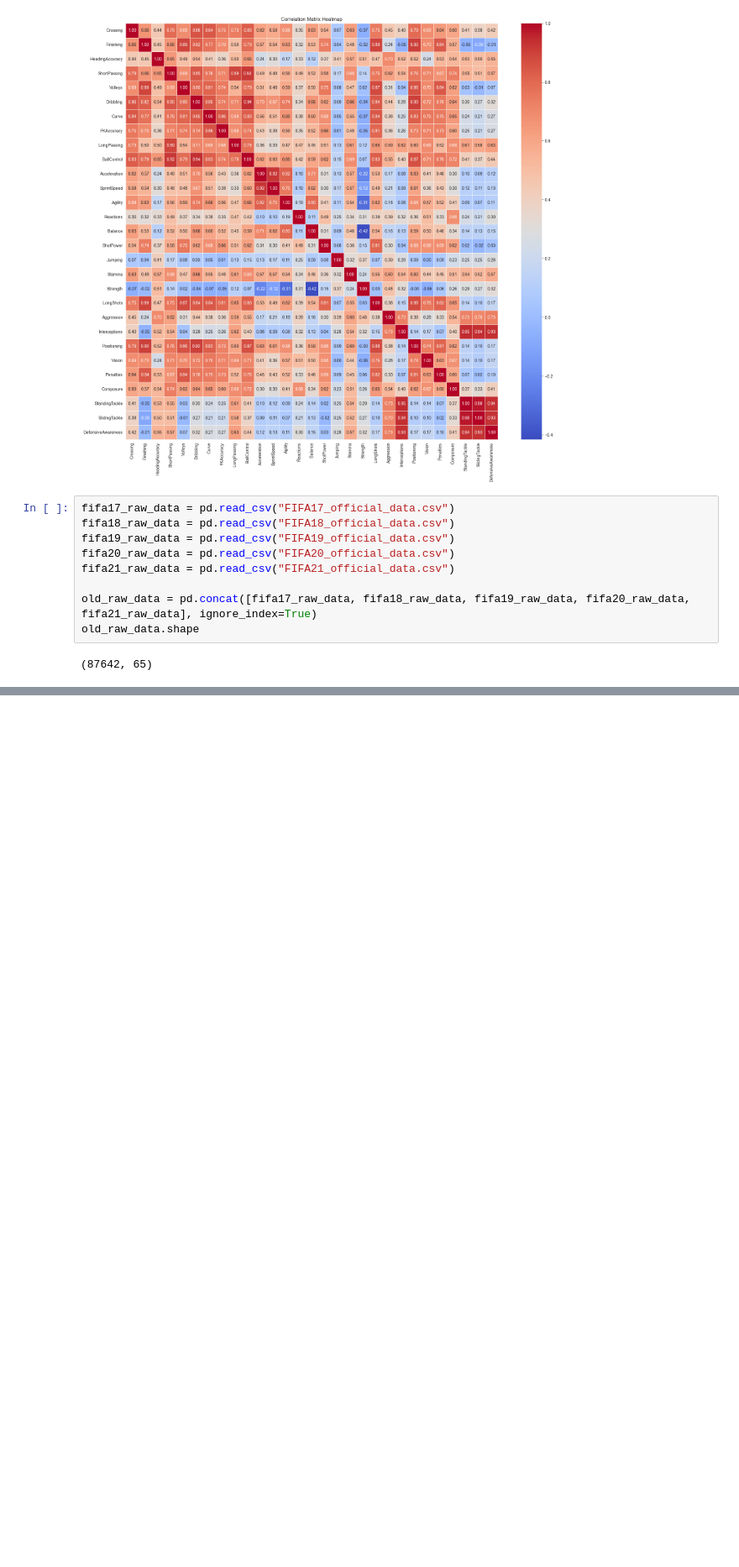
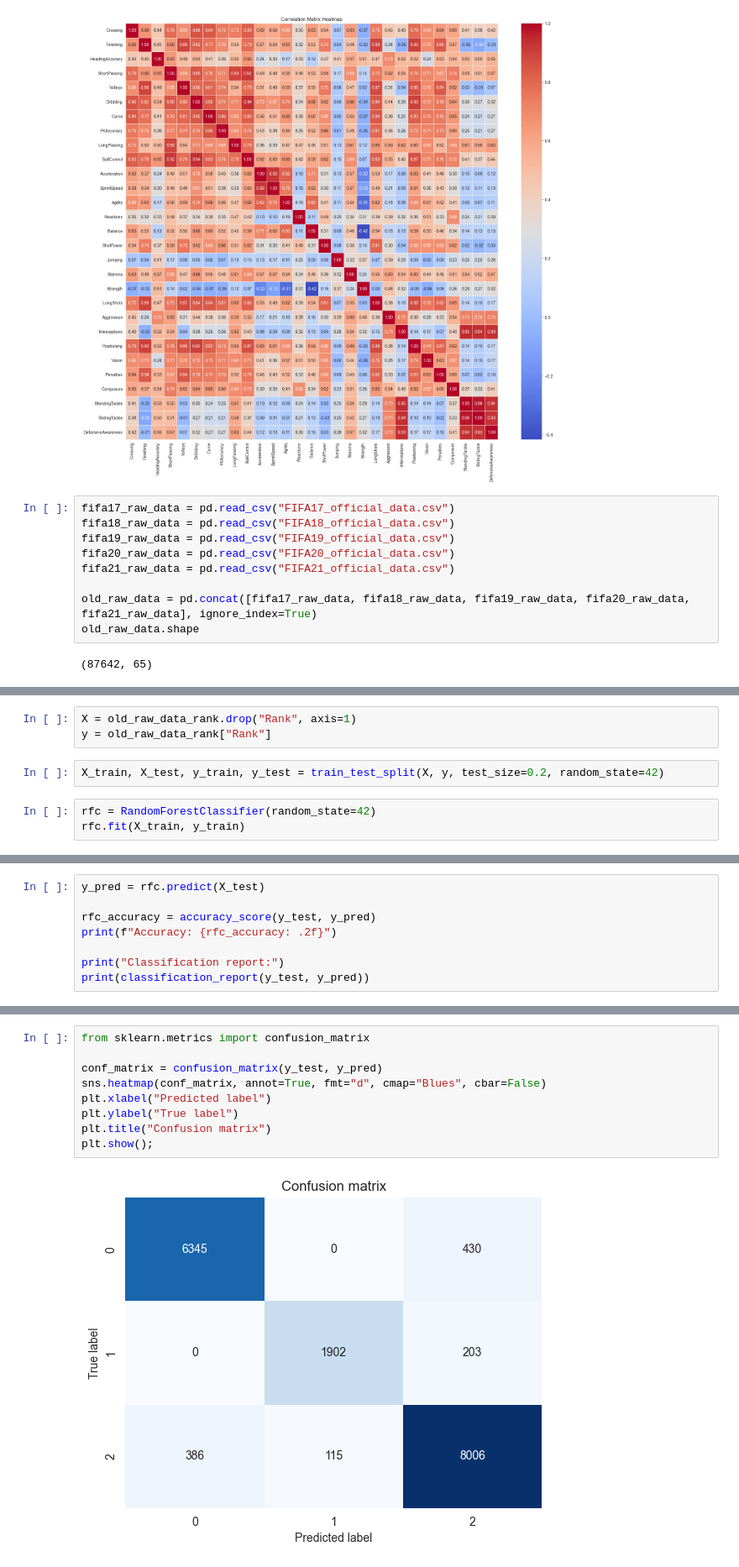
Before and after one commit to zurfil/DataSciencePortfolio, a Jupyter notebook: FIFA/main.ipynb, the cells around one changed output, grey strips where cells are left out. Shown at 84% size. Saved outputs shown, nothing was run; the diff lists cells and outputs as text; blank space fills up the shorter version.

```diff
--- a/FIFA/main.ipynb
+++ b/FIFA/main.ipynb
@@ -329,0 +397,8 @@ old_raw_data
+# %%
+X = old_raw_data_rank.drop("Rank", axis=1)
+y = old_raw_data_rank["Rank"]
+# %%
+X_train, X_test, y_train, y_test = train_test_split(X, y, test_size=0.2, random_state=42)
+# %%
+rfc = RandomForestClassifier(random_state=42)
+rfc.fit(X_train, y_train)
@@ -329,0 +407,8 @@ old_raw_data
+# %%
+y_pred = rfc.predict(X_test)
+
+rfc_accuracy = accuracy_score(y_test, y_pred)
+print(f"Accuracy: {rfc_accuracy: .2f}")
+
+print("Classification report:")
+print(classification_report(y_test, y_pred))
@@ -329,0 +427,11 @@ old_raw_data
+# %%
+from sklearn.metrics import confusion_matrix
+
+conf_matrix = confusion_matrix(y_test, y_pred)
+sns.heatmap(conf_matrix, annot=True, fmt="d", cmap="Blues", cbar=False)
+plt.xlabel("Predicted label")
+plt.ylabel("True label")
+plt.title("Confusion matrix")
+plt.show();
+# %% [output]
+[figure, added]
```
Also changed, not shown: parts of 13 cells of this notebook.
